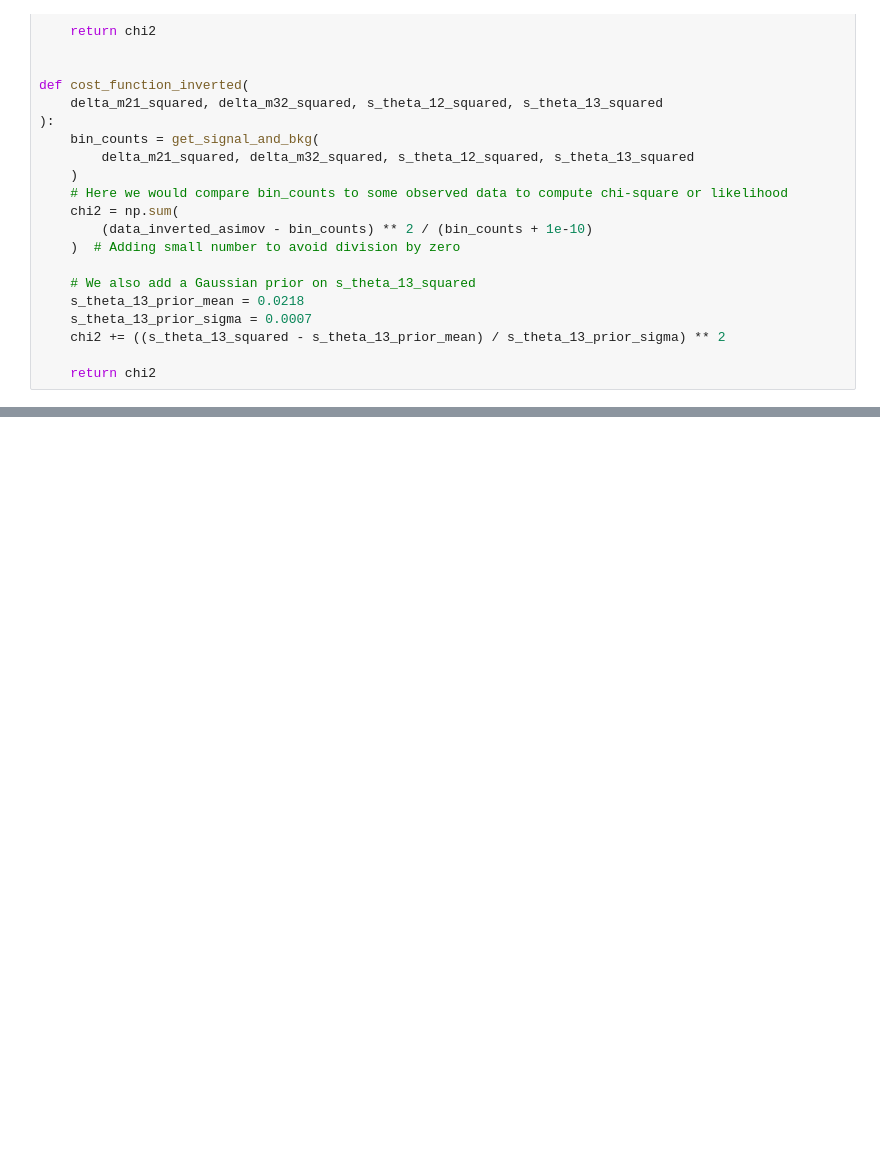
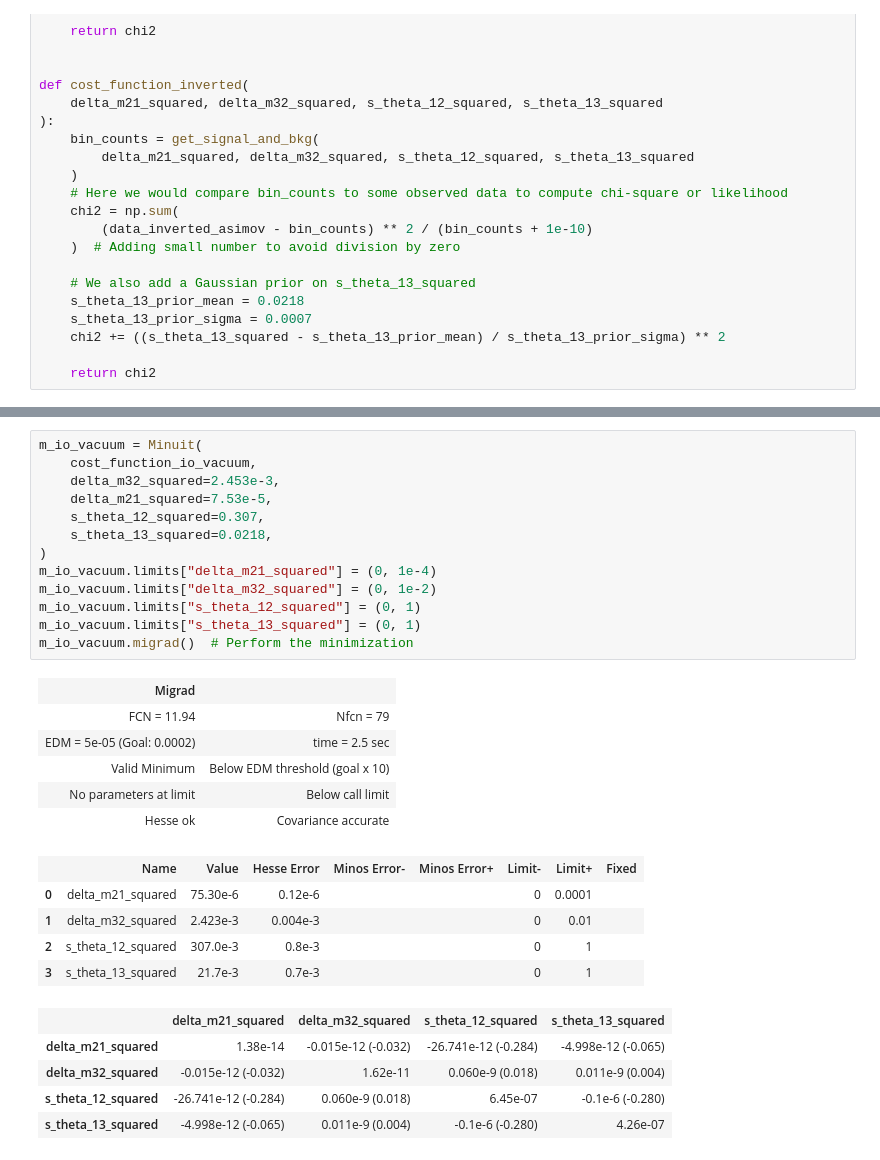
Before and after one commit to mhliu0001/juno-sensitivity, a Jupyter notebook: 6. sensitivity.ipynb, the cells around one changed output, grey strips where cells are left out. Drawn from its saved outputs; the diff is of its cells as text; blank space fills up the shorter version.

```diff
--- a/6. sensitivity.ipynb
+++ b/6. sensitivity.ipynb
@@ -334 +269,31 @@ m_inverted_no_msw.migrad()  # Perform the minimization
+# %%
+m_io_vacuum = Minuit(
+    cost_function_io_vacuum,
+    delta_m32_squared=2.453e-3,
+    delta_m21_squared=7.53e-5,
+    s_theta_12_squared=0.307,
+    s_theta_13_squared=0.0218,
+)
+m_io_vacuum.limits["delta_m21_squared"] = (0, 1e-4)
+m_io_vacuum.limits["delta_m32_squared"] = (0, 1e-2)
+m_io_vacuum.limits["s_theta_12_squared"] = (0, 1)
+m_io_vacuum.limits["s_theta_13_squared"] = (0, 1)
+m_io_vacuum.migrad()  # Perform the minimization
+# %% [output]
+| Migrad |  |
+| FCN = 11.94 | Nfcn = 79 |
+| EDM = 5e-05 (Goal: 0.0002) | time = 2.5 sec |
+| Valid Minimum | Below EDM threshold (goal x 10) |
+| No parameters at limit | Below call limit |
+| Hesse ok | Covariance accurate |
+|  | Name | Value | Hesse Error | Minos Error- | Minos Error+ | Limit- | Limit+ | Fixed |
+| 0 | delta_m21_squared | 75.30e-6 | 0.12e-6 |  |  | 0 | 0.0001 |  |
+| 1 | delta_m32_squared | 2.423e-3 | 0.004e-3 |  |  | 0 | 0.01 |  |
+| 2 | s_theta_12_squared | 307.0e-3 | 0.8e-3 |  |  | 0 | 1 |  |
+| 3 | s_theta_13_squared | 21.7e-3 | 0.7e-3 |  |  | 0 | 1 |  |
+|  | delta_m21_squared | delta_m32_squared | s_theta_12_squared | s_theta_13_squared |
+| delta_m21_squared | 1.38e-14 | -0.015e-12 (-0.032) | -26.741e-12 (-0.284) | -4.998e-12 (-0.065) |
+| delta_m32_squared | -0.015e-12 (-0.032) | 1.62e-11 | 0.060e-9 (0.018) | 0.011e-9 (0.004) |
+| s_theta_12_squared | -26.741e-12 (-0.284) | 0.060e-9 (0.018) | 6.45e-07 | -0.1e-6 (-0.280) |
+| s_theta_13_squared | -4.998e-12 (-0.065) | 0.011e-9 (0.004) | -0.1e-6 (-0.280) | 4.26e-07 |
 # %%
```
Also changed, not shown: parts of 16 cells of this notebook, 9 other files.
